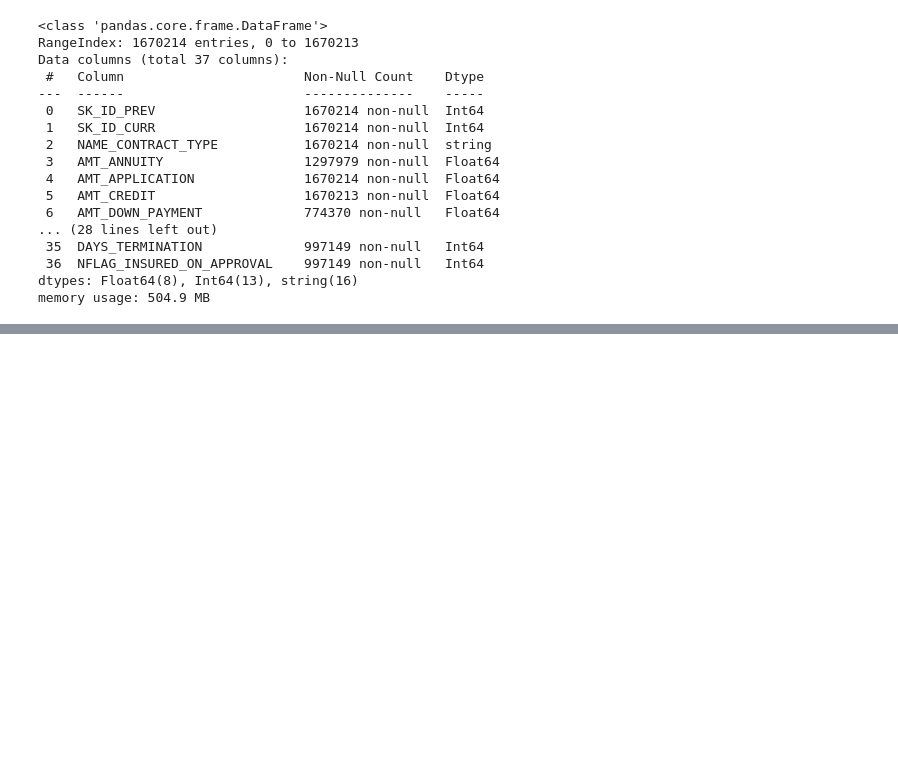
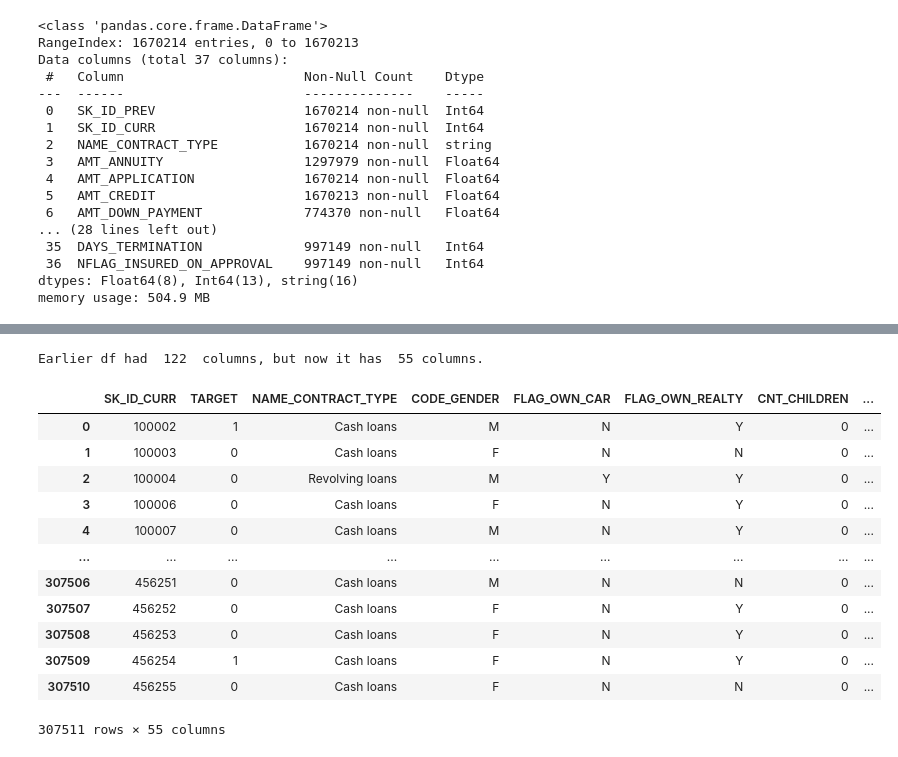
Before and after one commit to vivekkum-ar/Credit-appraisal-Banking-EDA, a Jupyter notebook: Bank Credit Appraisal EDA.ipynb, the cells around one changed output, grey strips where cells are left out. Cells and saved outputs as stored; diff of their text form; code cells hidden in the pictures; blank space fills up the shorter version.

Commit message:
Missing values fixed

```diff
--- a/Bank Credit Appraisal EDA.ipynb
+++ b/Bank Credit Appraisal EDA.ipynb
@@ -150,0 +168,7 @@ memory usage: 504.9 MB
+# %%
+missing50_in_curr = pd.DataFrame(columns=['column_name','percentage'])
+for col in df_curr_application.columns:
+    if df_curr_application[col].isna().values.any():
+        percentage = 100*df_curr_application[col].isna().sum()/df_curr_application.shape[0]
+        missing50_in_curr = missing50_in_curr.append({'column_name' : col, 'percentage' : percentage}, ignore_index=True)
+print("Number of columns having missing values more than 50% :",missing50_in_curr[missing50_in_curr.percentage >= 50].count()[1],"\n\n",missing50_in_curr[missing50_in_curr.percentage >= 50])
@@ -150,0 +244,19 @@ memory usage: 504.9 MB
+# %%
+df_curr_application2 = df_curr_application.drop(missing50_in_curr.column_name,axis=1)
+print("Earlier df had ",df_curr_application.shape[1]," columns, but now it has ",df_curr_application2.shape[1],"columns.")
+df_curr_application2
+# %% [output]
+Earlier df had  122  columns, but now it has  55 columns.
+|  | SK_ID_CURR | TARGET | NAME_CONTRACT_TYPE | CODE_GENDER | FLAG_OWN_CAR | FLAG_OWN_REALTY | CNT_CHILDREN | ... |
+| 0 | 100002 | 1 | Cash loans | M | N | Y | 0 | ... |
+| 1 | 100003 | 0 | Cash loans | F | N | N | 0 | ... |
+| 2 | 100004 | 0 | Revolving loans | M | Y | Y | 0 | ... |
+| 3 | 100006 | 0 | Cash loans | F | N | Y | 0 | ... |
+| 4 | 100007 | 0 | Cash loans | M | N | Y | 0 | ... |
+| ... | ... | ... | ... | ... | ... | ... | ... | ... |
+| 307506 | 456251 | 0 | Cash loans | M | N | N | 0 | ... |
+| 307507 | 456252 | 0 | Cash loans | F | N | Y | 0 | ... |
+| 307508 | 456253 | 0 | Cash loans | F | N | Y | 0 | ... |
+| 307509 | 456254 | 1 | Cash loans | F | N | Y | 0 | ... |
+| 307510 | 456255 | 0 | Cash loans | F | N | N | 0 | ... |
+307511 rows × 55 columns
```
Also changed, not shown: parts of 14 cells of this notebook.
